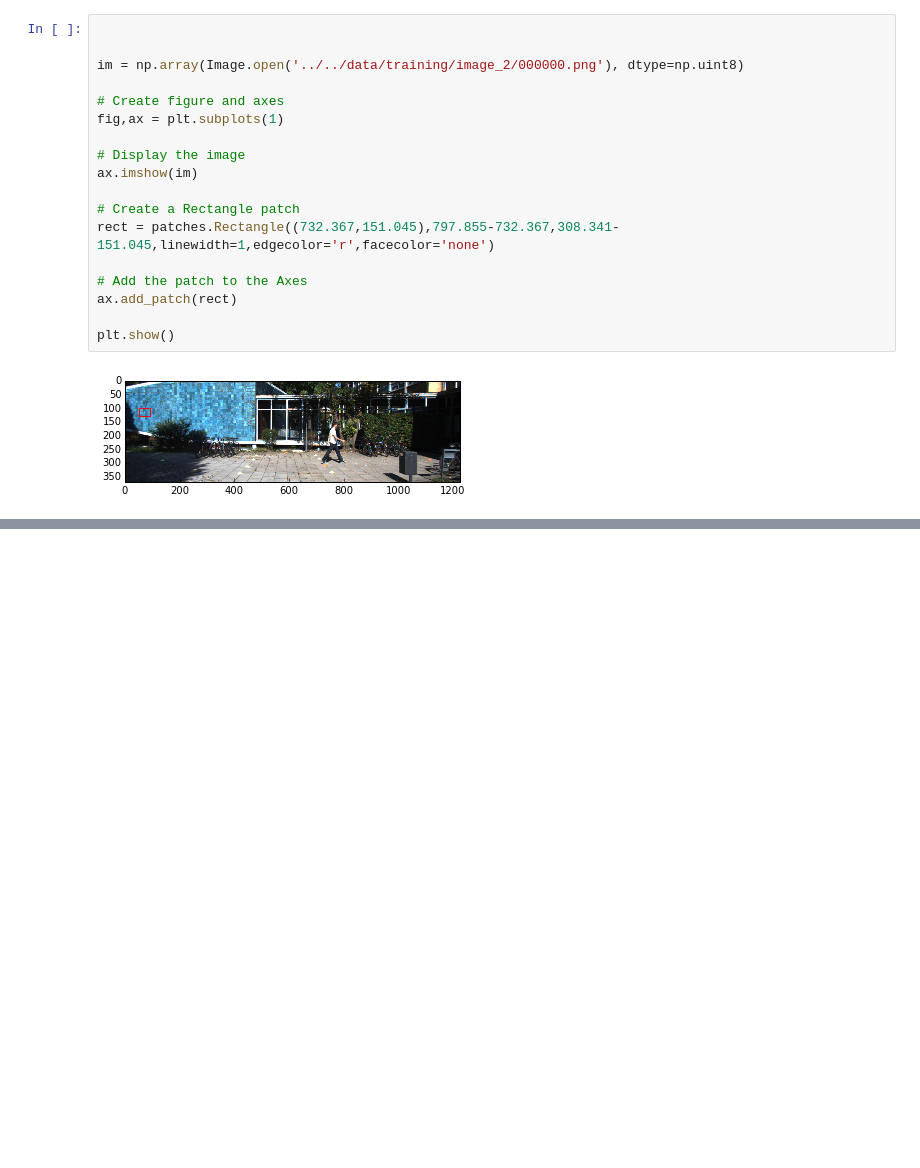
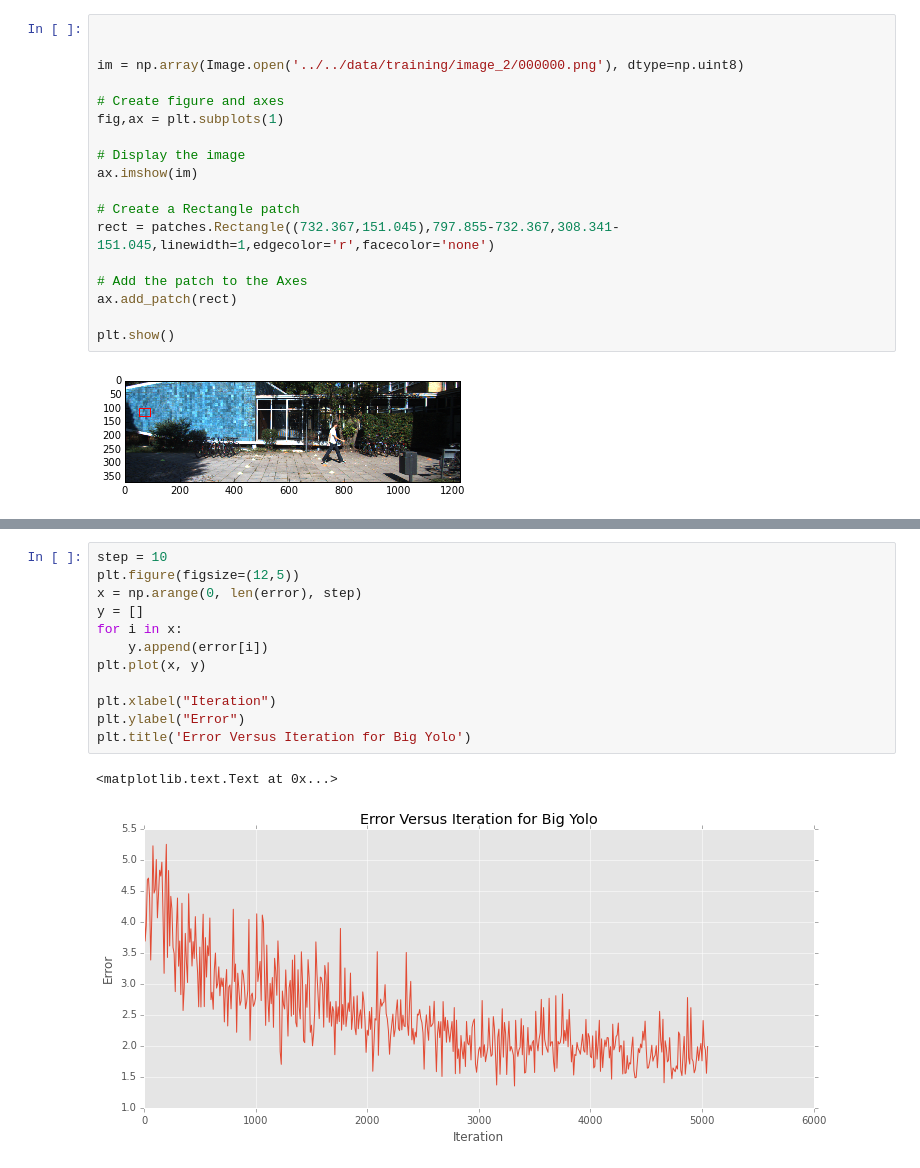
Before and after one commit to JinyiLu/10807, a Jupyter notebook: code/scripts/vis.ipynb, the cells around one changed output, grey strips where cells are left out. Cells and saved outputs as stored; diff of their text form; blank space fills up the shorter version.

```diff
--- a/code/scripts/vis.ipynb
+++ b/code/scripts/vis.ipynb
@@ -27,0 +178,15 @@ plt.show()
+# %%
+step = 10
+plt.figure(figsize=(12,5))
+x = np.arange(0, len(error), step)
+y = []
+for i in x:
+    y.append(error[i])
+plt.plot(x, y)
+
+plt.xlabel("Iteration")
+plt.ylabel("Error")
+plt.title('Error Versus Iteration for Big Yolo')
+# %% [output]
+<matplotlib.text.Text at 0x...>
+[figure, added]
```
Also changed, not shown: parts of 16 cells of this notebook, 59 other files.
